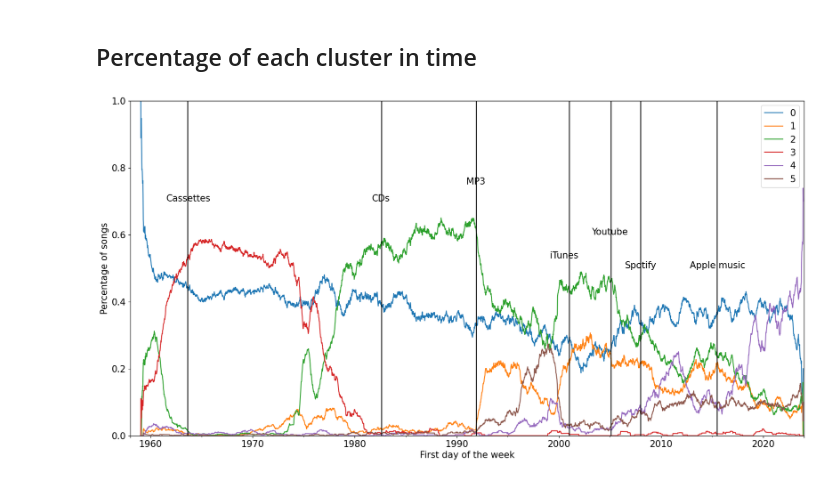
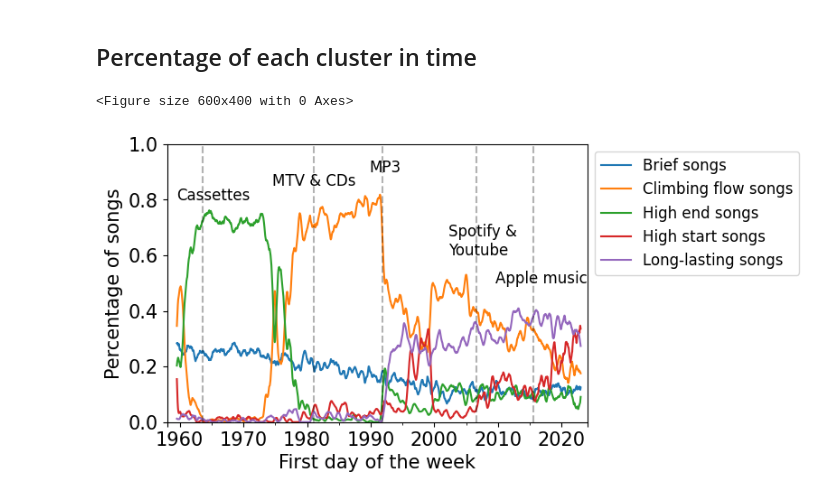
Before and after one commit to martalech/pop_charts_dynamics, a Jupyter notebook: trajectories_analysis/features_clustering.ipynb, the cells around one changed output. Saved outputs shown, nothing was run; the diff lists cells and outputs as text; code cells hidden in the pictures.

```diff
--- a/trajectories_analysis/features_clustering.ipynb
+++ b/trajectories_analysis/features_clustering.ipynb
@@ -116,7 +138,7 @@ plt.show()
 scaler = StandardScaler()
 X = scaler.fit_transform(billboard_hot_100[features])
 
-model = KMeans(n_clusters=6, n_init="auto")
+model = KMeans(n_clusters=5, n_init="auto", random_state=1)
 model.fit(X)
 
 y_clusters = model.predict(X)
@@ -130,3 +178,18 @@ unique_clusters = unique(y_clusters)
+# %%
+def map_cluster_name(cluster_nr):
+    if cluster_nr == brief_cluster:
+        return "Brief songs"
+    if cluster_nr == start_high_cluster:
+        return "High start songs"
+    if cluster_nr == end_high_cluster:
+        return "High end songs"
+    if cluster_nr == normal_cluster:
+        return "Climbing flow songs"
+    #if cluster_nr == longlasting_cluster:
+    return "Long-lasting songs"
+    #return "Recurrent songs"
+
+billboard_hot_100_new["cluster"] = billboard_hot_100_new["cluster"].map(lambda x: map_cluster_name(x))
 # %%
 rows_to_add = []
 
@@ -253,35 +336,39 @@ itunes_creation_date = pd.to_datetime("2001-01-09", infer_datetime_format=True)
 
 # Cassettes creation date
 cassettes_creation_date = pd.to_datetime("1963-08-30", infer_datetime_format=True)
+
+# MTV Launch date
+mtv_launch_date = pd.to_datetime("1981-08-01", infer_datetime_format=True)
 # %%
-billboard_100_with_empty_weeks_full_data = billboard_100_with_empty_weeks[(billboard_100_with_empty_weeks["year"] >= 1959) & (billboard_100_with_empty_weeks["year"] <= 2022)]
-billboard_100_with_empty_weeks_full_data.groupby(["first_day_of_the_week"])["cluster"].value_counts(
-    normalize=True).unstack(fill_value=0).stack().sort_index().unstack().plot(figsize=(20, 10))
+plt.figure(figsize=(6, 4))
 
-plt.axvline(spotify_creation_date, color="black")
-plt.axvline(youtube_creation_date, color="black")
-plt.axvline(apple_music_creation_date, color="black")
-plt.axvline(cds_creation_date, color="black")
-plt.axvline(mp3_creation_date, color="black")
-plt.axvline(itunes_creation_date, color="black")
-plt.axvline(cassettes_creation_date, color="black")
+billboard_hot_100_new_full_data = billboard_hot_100_new[(billboard_hot_100_new["year"] >= 1959) & (billboard_hot_100_new["year"] <= 2022)]
+billboard_hot_100_new_full_data.groupby(["first_day_of_the_week"])["cluster"].value_counts(
+    normalize=True).unstack(fill_value=0).stack().sort_index().unstack().rolling(window=30).mean().plot(figsize=(6, 4))
 
-plt.text(spotify_creation_date - timedelta(weeks=80), 0.5, "Spotify")
-plt.text(youtube_creation_date - timedelta(weeks=100), 0.6, "Youtube")
-plt.text(apple_music_creation_date - timedelta(weeks=140), 0.5, "Apple music")
-plt.text(cds_creation_date - timedelta(weeks=50), 0.7, "CDs")
-plt.text(mp3_creation_date - timedelta(weeks=50), 0.75, "MP3")
-plt.text(itunes_creation_date - timedelta(weeks=100), 0.53, "iTunes")
-plt.text(cassettes_creation_date - timedelta(weeks=110), 0.7, "Cassettes")
+plt.axvline(x = youtube_creation_date + timedelta(days=(spotify_creation_date - youtube_creation_date).days/2),
+                                color='black', ls="dashed", alpha=0.3)
+plt.axvline(x = apple_music_creation_date, color='black', ls="dashed", alpha=0.3)
+plt.axvline(x = mtv_launch_date + timedelta(days=(mtv_launch_date - cds_creation_date).days/2), color='black',
+                                ls="dashed", alpha=0.3)
+plt.axvline(x = mp3_creation_date, color='black', ls="dashed", alpha=0.3)
+plt.axvline(x = cassettes_creation_date, color="black", ls="dashed", alpha=0.3)
+
+plt.text(youtube_creation_date - timedelta(weeks=150), 0.6, "Spotify &\nYoutube", fontsize=12)
+plt.text(apple_music_creation_date - timedelta(weeks=310), 0.5, "Apple music", fontsize=12)
+plt.text(mtv_launch_date - timedelta(weeks=370), 0.85, "MTV & CDs", fontsize=12)
+plt.text(mp3_creation_date - timedelta(weeks=110), 0.9, "MP3", fontsize=12)
+plt.text(cassettes_creation_date - timedelta(weeks=220), 0.8, "Cassettes", fontsize=12)
 
 plt.ylabel("Percentage of songs")
 plt.xlabel("First day of the week")
 plt.xlim(datetime(1958, 1, 1), datetime(2024, 1, 1))
 plt.ylim(0, 1)
-plt.legend()
-plt.savefig("figures/percentage_of_songs_by_cluster.pdf", format="pdf")
+plt.legend(bbox_to_anchor=(1, 1), fontsize=12)
+plt.savefig("figures/percentage_of_songs_by_cluster.pdf", format="pdf", bbox_inches="tight")
 plt.show()
 # %% [output]
+<Figure size 600x400 with 0 Axes>
-[figure, old version]
+[figure, new version]
 # %%
 for cluster in unique_clusters:
```
Also changed, not shown: parts of 8 cells of this notebook, 41 other files.
